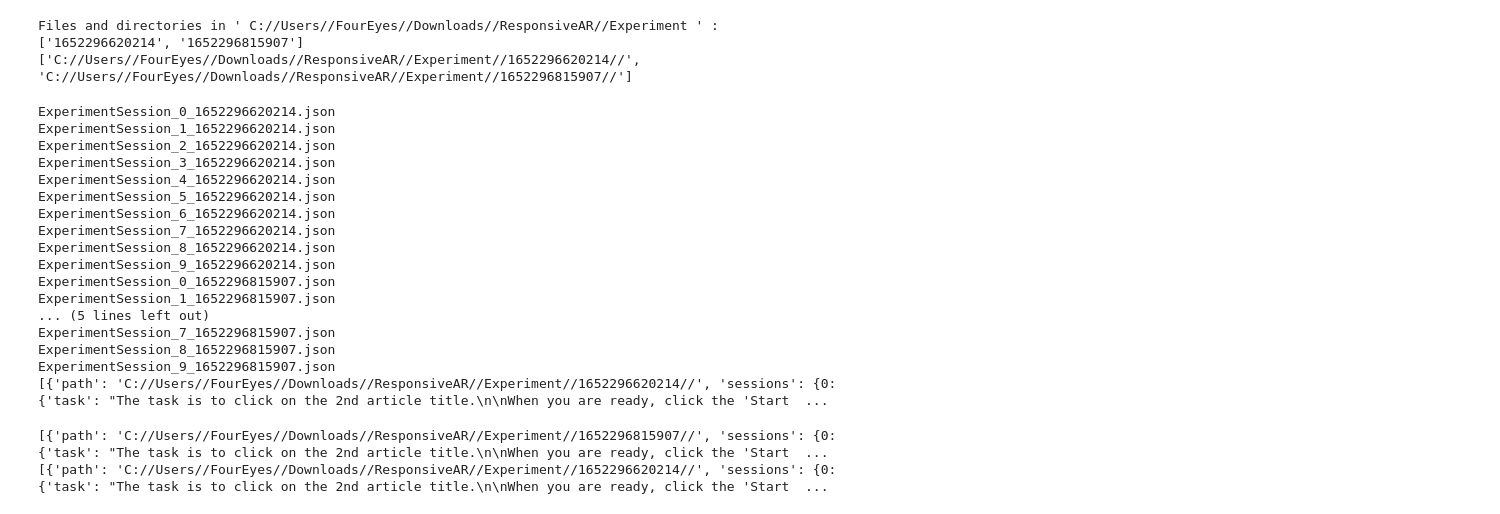
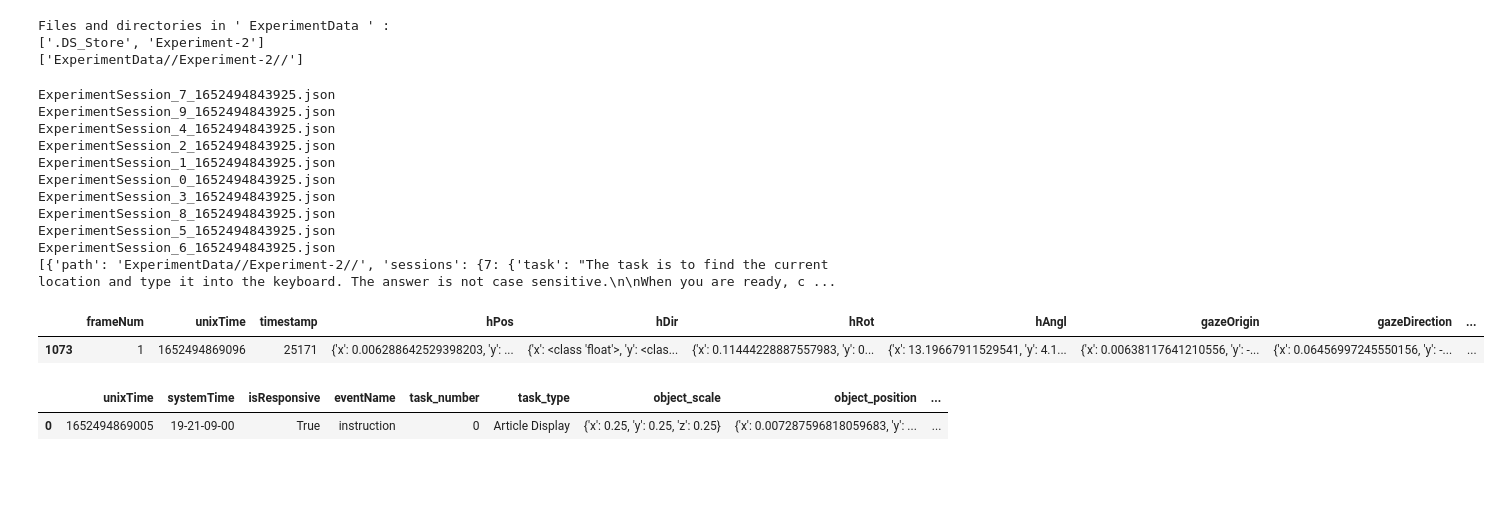
Before and after one commit to abbywysopal/ResponsiveAR, a Jupyter notebook: DataCollection/ResponsiveARDC.ipynb, the cells around one changed output. Saved outputs shown, nothing was run; the diff lists cells and outputs as text; code cells hidden in the pictures; blank space fills up the shorter version.

```diff
--- a/DataCollection/ResponsiveARDC.ipynb
+++ b/DataCollection/ResponsiveARDC.ipynb
@@ -16,5 +18,5 @@ import os
 # %%
-path = "C://Users//FourEyes//Downloads//ResponsiveAR//Experiment"
+path = "ExperimentData"
 dir_list = os.listdir(path)
 
 print("Files and directories in '", path, "' :")
@@ -25,10 +27,11 @@ print(dir_list)
 exp_paths = []
 
 for filename in dir_list:
-    exp_paths.append(path + "//" + filename + "//")
+    if filename.startswith("E"):
+        exp_paths.append(path + "//" + filename + "//")
 
 print(exp_paths)
 # %% [output]
-Files and directories in ' C://Users//FourEyes//Downloads//ResponsiveAR//Experiment ' :
-['1652296620214', '1652296815907']
-['C://Users//FourEyes//Downloads//ResponsiveAR//Experiment//1652296620214//', 'C://Users//FourEyes//Downloads//ResponsiveAR//Experiment//1652296815907//']
+Files and directories in ' ExperimentData ' :
+['.DS_Store', 'Experiment-2']
+['ExperimentData//Experiment-2//']
@@ -66,7 +101,8 @@ def parseSession(session):
     return sessionData
 # %%
 data = []
-
+frames = []
+allsession = []
 
 for exp in exp_paths:
     experiment_data = {
@@ -91,34 +127,32 @@ for exp in exp_paths:
                     session = parseSession(json_data["obj"]["sessionRecordings"][0])
                     num = session["sessionNumber"]
                     sessions[num] = session
-                    parseFrame(json_data["obj"]["sessionRecordings"][0]["frames"])
+                    frame = parseFrame(json_data["obj"]["sessionRecordings"][0]["frames"])
+                    frames.append(frame)
+                    allsession.append(session)
                 else:
                     session = parseSession(json_data)
                     num = session["sessionNumber"]
                     sessions[num] = session
-                    parseFrame(json_data["frames"])
+                    frame = parseFrame(json_data["frames"])
+                    frames.append(frame)
+                    allsession.append(session)
     experiment_data["sessions"] = sessions
     data.append(experiment_data)
 
 print(data)
 # %% [output]
-ExperimentSession_0_1652296620214.json
-ExperimentSession_1_1652296620214.json
-ExperimentSession_2_1652296620214.json
-ExperimentSession_3_1652296620214.json
-ExperimentSession_4_1652296620214.json
-ExperimentSession_5_1652296620214.json
-ExperimentSession_6_1652296620214.json
-ExperimentSession_7_1652296620214.json
-ExperimentSession_8_1652296620214.json
-ExperimentSession_9_1652296620214.json
-ExperimentSession_0_1652296815907.json
-ExperimentSession_1_1652296815907.json
-... (5 lines left out)
-ExperimentSession_7_1652296815907.json
-ExperimentSession_8_1652296815907.json
-ExperimentSession_9_1652296815907.json
-[{'path': 'C://Users//FourEyes//Downloads//ResponsiveAR//Experiment//1652296620214//', 'sessions': {0: {'task': "The task is to click on the 2nd article title.\n\nWhen you are ready, click the 'Start  ...
+ExperimentSession_7_1652494843925.json
+ExperimentSession_9_1652494843925.json
+ExperimentSession_4_1652494843925.json
+ExperimentSession_2_1652494843925.json
+ExperimentSession_1_1652494843925.json
+ExperimentSession_0_1652494843925.json
+ExperimentSession_3_1652494843925.json
+ExperimentSession_8_1652494843925.json
+ExperimentSession_5_1652494843925.json
+ExperimentSession_6_1652494843925.json
+[{'path': 'ExperimentData//Experiment-2//', 'sessions': {7: {'task': "The task is to find the current location and type it into the keyboard. The answer is not case sensitive.\n\nWhen you are ready, c ...
 # %%
 responsive_data = []
 nonresponsive_data = []
@@ -130,8 +164,15 @@ for d in data:
     else:
         nonresponsive_data.append(d)
 
-print(responsive_data)
-print(nonresponsive_data)
+#print(responsive_data)
+#print(nonresponsive_data)
-# %% [output]
-[{'path': 'C://Users//FourEyes//Downloads//ResponsiveAR//Experiment//1652296815907//', 'sessions': {0: {'task': "The task is to click on the 2nd article title.\n\nWhen you are ready, click the 'Start  ...
-[{'path': 'C://Users//FourEyes//Downloads//ResponsiveAR//Experiment//1652296620214//', 'sessions': {0: {'task': "The task is to click on the 2nd article title.\n\nWhen you are ready, click the 'Start  ...
+# %%
+frames
+framesUnpacked = list(itertools.chain(*frames))
+framesDf = pd.DataFrame(framesUnpacked)
+
+framesDf = framesDf.sort_values(by='timestamp')
+framesDf.head(1)
+# %% [output]
+|  | frameNum | unixTime | timestamp | hPos | hDir | hRot | hAngl | gazeOrigin | gazeDirection | ... |
+| 1073 | 1 | 1652494869096 | 25171 | {'x': 0.006288642529398203, 'y': ... | {'x': <class 'float'>, 'y': <clas... | {'x': 0.11444228887557983, 'y': 0... | {'x': 13.19667911529541, 'y': 4.1... | {'x': 0.00638117641210556, 'y': -... | {'x': 0.06456997245550156, 'y': -... | ... |
@@ -137,0 +184,7 @@ print(nonresponsive_data)
+# %%
+event = framesDf.head(1)["experimentEvents"]
+eventDf = pd.DataFrame(*event)
+eventDf
+# %% [output]
+|  | unixTime | systemTime | isResponsive | eventName | task_number | task_type | object_scale | object_position | ... |
+| 0 | 1652494869005 | 19-21-09-00 | True | instruction | 0 | Article Display | {'x': 0.25, 'y': 0.25, 'z': 0.25} | {'x': 0.007287596818059683, 'y': ... | ... |
```
Also changed, not shown: parts of 15 cells of this notebook, 20 other files.
